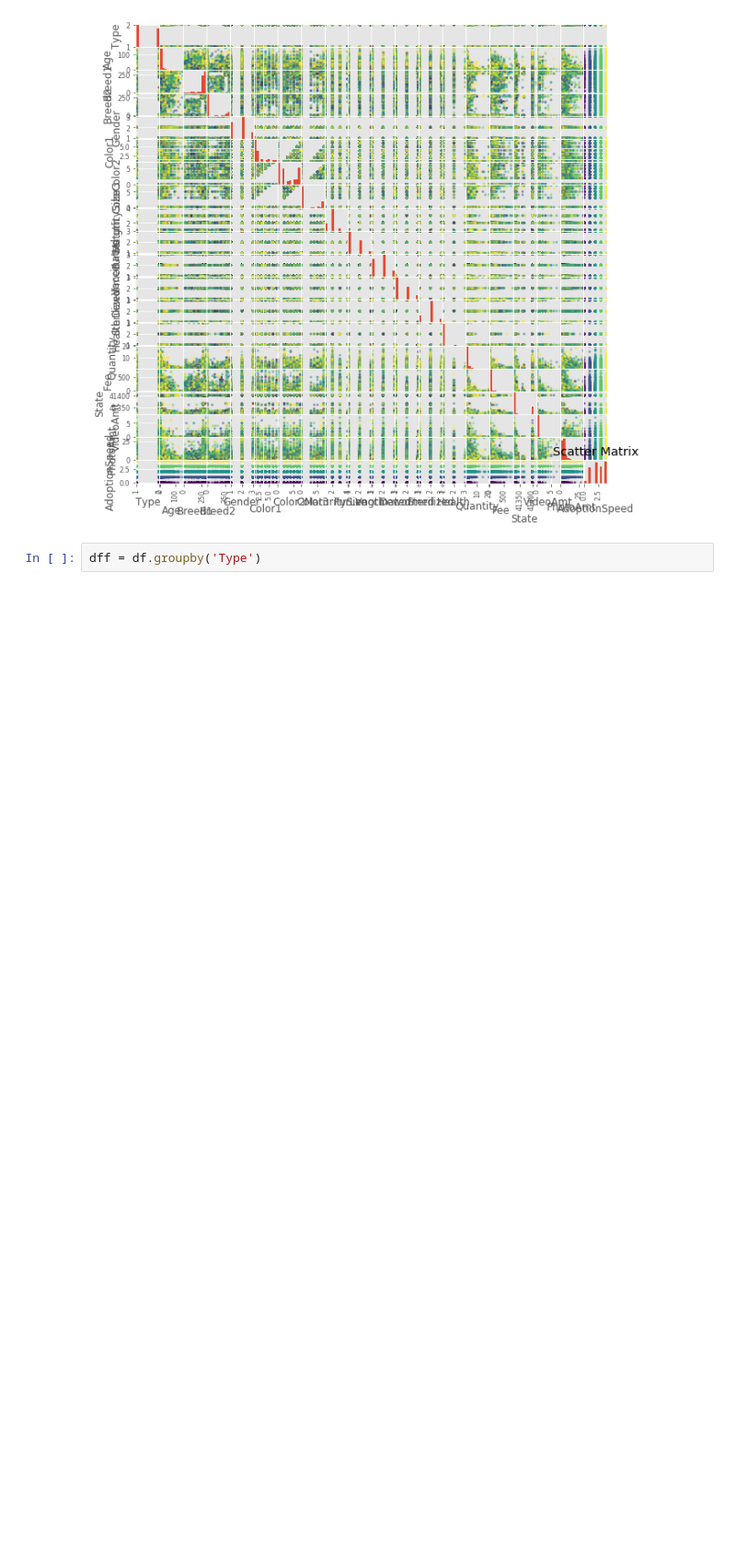
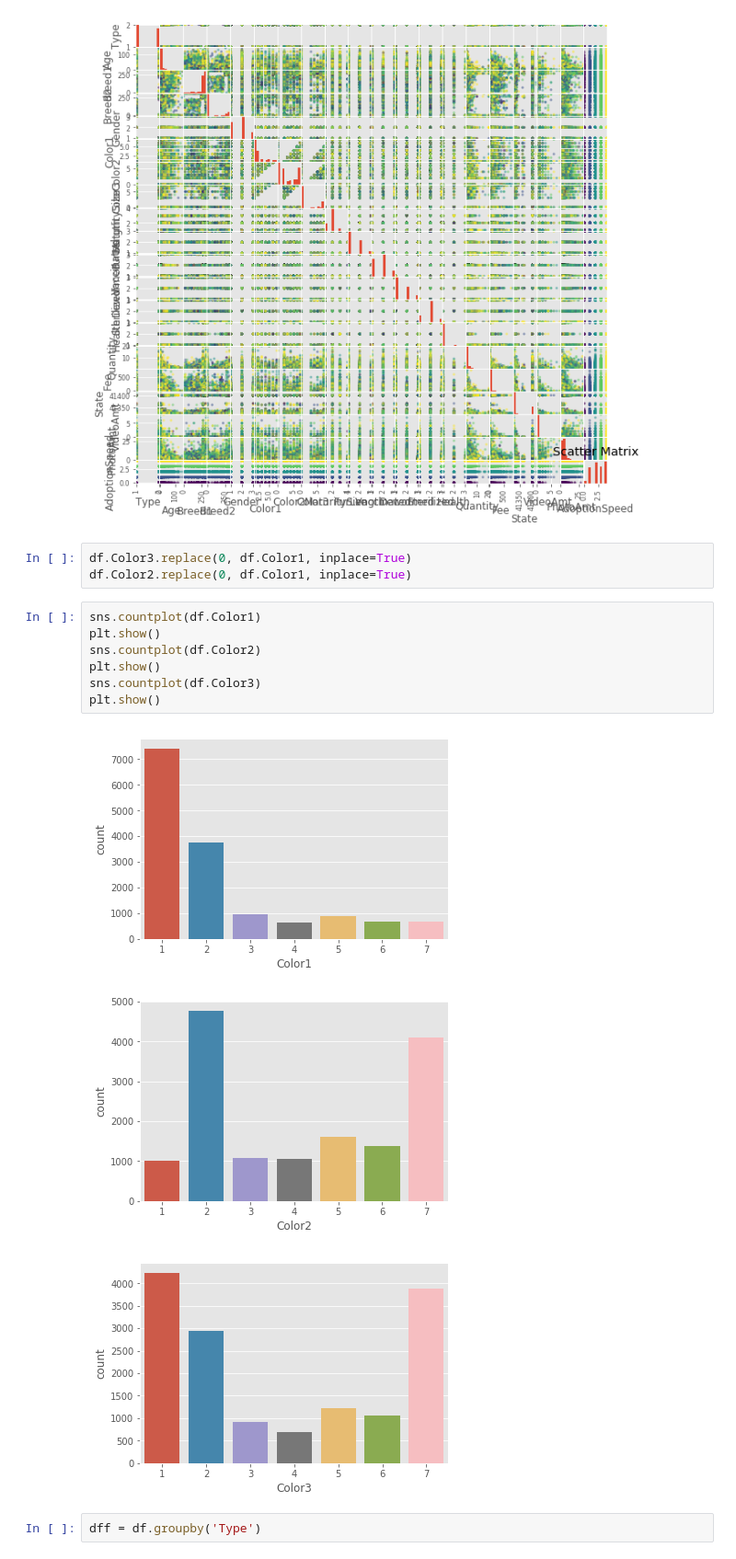
Before and after one commit to soultogi/Springboard, a Jupyter notebook: Pet_Adoption_Research.ipynb, the cells around one changed output. Shown at 92% size. Cells and saved outputs as stored; diff of their text form; blank space fills up the shorter version.

```diff
--- a/Pet_Adoption_Research.ipynb
+++ b/Pet_Adoption_Research.ipynb
@@ -513,6 +513,20 @@ plt.title('Scatter Matrix')
 plt.show()
 # %% [output]
 [figure]
+# %%
+df.Color3.replace(0, df.Color1, inplace=True)
+df.Color2.replace(0, df.Color1, inplace=True)
+# %%
+sns.countplot(df.Color1)
+plt.show()
+sns.countplot(df.Color2)
+plt.show()
+sns.countplot(df.Color3)
+plt.show()
+# %% [output]
+[figure, added]
+[figure, added]
+[figure, added]
 # %%
 dff = df.groupby('Type')
 # %%
```
Also changed, not shown: parts of 11 cells of this notebook.
